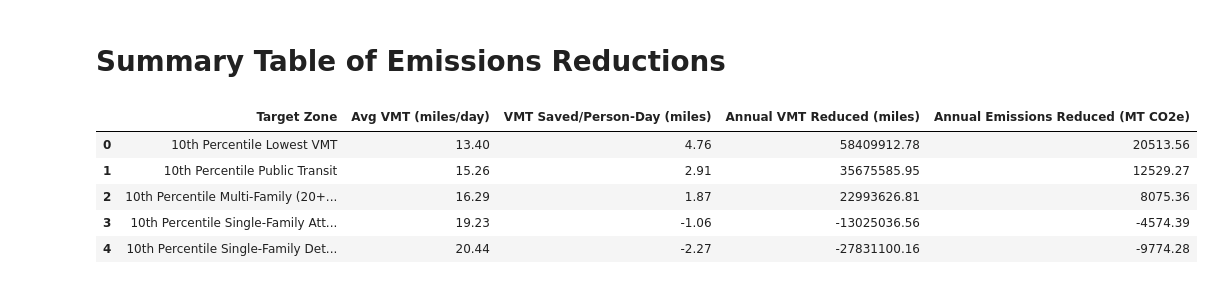
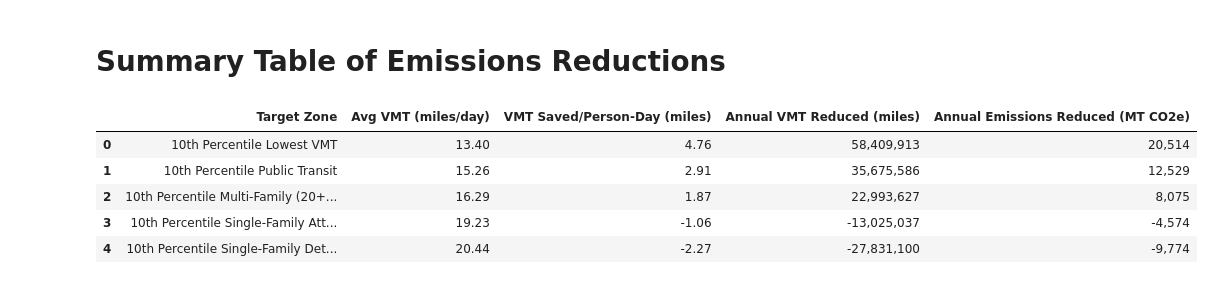
Before and after one commit to symptom-of-indigo/esm-grad-portfolio, a Jupyter notebook: sanDiego.ipynb, the cells around one changed output. Saved outputs shown, nothing was run; the diff lists cells and outputs as text; code cells hidden in the pictures.

Commit message:
clean up print statements / restart kernel and check that everything runs!

```diff
--- a/sanDiego.ipynb
+++ b/sanDiego.ipynb
@@ -1137,20 +1151,8 @@ Use same 12,000 units scenario as the VMT scenario
 # %%
-new_housing_units = 12000
-people_per_unit = 2.8
-new_vehicles = new_housing_units * people_per_unit
-
-ghg_per_gallon = 8.78
-mpg = 25
-gas_ghg_tonnes = (ghg_per_gallon / 1000) / mpg
-
-vmt_saved_per_person_day = average_vmt - avg_vmt_transit
-vmt_saved_per_year = new_vehicles * vmt_saved_per_person_day * 365
-ghg_offset_mt_yr = vmt_saved_per_year * gas_ghg_tonnes
-
-print(f"\nBuilding {new_housing_units:,} units in the Top 10% highest transit block groups:")
-print(f"VMT saved per person-day: {vmt_saved_per_person_day:.2f} miles")
-print(f"Total VMT reduced per year: {vmt_saved_per_year:,.0f} miles")
-print(f"Total Annual Tailpipe Emissions Reduced: {ghg_offset_mt_yr:,.0f} Metric Tonnes of CO2e")
+print(f"Building {new_housing_units:,} units in the Top 10% highest transit block groups:")
+print(f"VMT saved per person-day: {vmt_saved_per_person_day_transit:.2f} miles")
+print(f"Total VMT reduced per year: {vmt_saved_per_year_transit:,.0f} miles")
+print(f"Total Annual Tailpipe Emissions Reduced: {ghg_offset_mt_yr_transit:,.0f} Metric Tonnes of CO2e")
 # %% [output]
 Building 12,000 units in the Top 10% highest transit block groups:
 VMT saved per person-day: 2.91 miles
@@ -1315,38 +1323,45 @@ plt.show()
 # %%
 zones = [
     '10th Percentile Lowest VMT',
     '10th Percentile Public Transit',
     '10th Percentile Multi-Family (20+ Units)',
     '10th Percentile Single-Family Attached',
     '10th Percentile Single-Family Detached'
 ]
 
 avg_vmts = [
     avg_vmt_efficient,
     avg_vmt_transit,
     avg_vmt_multi_family_20_plus,
     avg_vmt_single_family_attached,
     avg_vmt_single_family_detached
 ]
 
 df_summary = pd.DataFrame({
     'Target Zone': zones,
     'Avg VMT (miles/day)': avg_vmts
 })
 
-df_summary['VMT Saved/Person-Day (miles)'] = average_vmt - df_summary['Avg VMT (miles/day)']
-df_summary['Annual VMT Reduced (miles)'] = new_vehicles * df_summary['VMT Saved/Person-Day (miles)'] * 365
-df_summary['Annual Emissions Reduced (MT CO2e)'] = df_summary['Annual VMT Reduced (miles)'] * gas_ghg_tonnes
 
-df_summary = df_summary.sort_values(by='Annual Emissions Reduced (MT CO2e)', ascending=False).reset_index(drop=True)
+df_summary['VMT Saved/Person-Day (miles)'] = average_vmt - df_summary['Avg VMT (miles/day)'] # VMT reduction compated to San Diego county baseline == 18.17 miles/day
 
-df_summary = df_summary.round(2)
+df_summary['Annual VMT Reduced (miles)'] = new_vehicles * df_summary['VMT Saved/Person-Day (miles)'] * 365 # total annual miles avoided across all new vehicles (assuming 2.8 per/household and all of them drive)
 
-display(df_summary)
+df_summary['Annual Emissions Reduced (MT CO2e)'] = df_summary['Annual VMT Reduced (miles)'] * gas_ghg_tonnes # annual miles avoided to metric tons with the standard emissions factor and assumed fuel economy
+
+
+df_summary = df_summary.sort_values(by='Annual Emissions Reduced (MT CO2e)', ascending=False).reset_index(drop=True) # rank results by annual emissions reduced
+
+display(df_summary.style.format({
+    'Avg VMT (miles/day)': '{:.2f}',
+    'VMT Saved/Person-Day (miles)': '{:.2f}',
+    'Annual VMT Reduced (miles)': '{:,.0f}',
+    'Annual Emissions Reduced (MT CO2e)': '{:,.0f}'
+}))
 # %% [output]
 |  | Target Zone | Avg VMT (miles/day) | VMT Saved/Person-Day (miles) | Annual VMT Reduced (miles) | Annual Emissions Reduced (MT CO2e) |
-| 0 | 10th Percentile Lowest VMT | 13.40 | 4.76 | 58409912.78 | 20513.56 |
-| 1 | 10th Percentile Public Transit | 15.26 | 2.91 | 35675585.95 | 12529.27 |
-| 2 | 10th Percentile Multi-Family (20+... | 16.29 | 1.87 | 22993626.81 | 8075.36 |
-| 3 | 10th Percentile Single-Family Att... | 19.23 | -1.06 | -13025036.56 | -4574.39 |
-| 4 | 10th Percentile Single-Family Det... | 20.44 | -2.27 | -27831100.16 | -9774.28 |
+| 0 | 10th Percentile Lowest VMT | 13.40 | 4.76 | 58,409,913 | 20,514 |
+| 1 | 10th Percentile Public Transit | 15.26 | 2.91 | 35,675,586 | 12,529 |
+| 2 | 10th Percentile Multi-Family (20+... | 16.29 | 1.87 | 22,993,627 | 8,075 |
+| 3 | 10th Percentile Single-Family Att... | 19.23 | -1.06 | -13,025,037 | -4,574 |
+| 4 | 10th Percentile Single-Family Det... | 20.44 | -2.27 | -27,831,100 | -9,774 |
```
Also changed, not shown: parts of 27 cells of this notebook.
